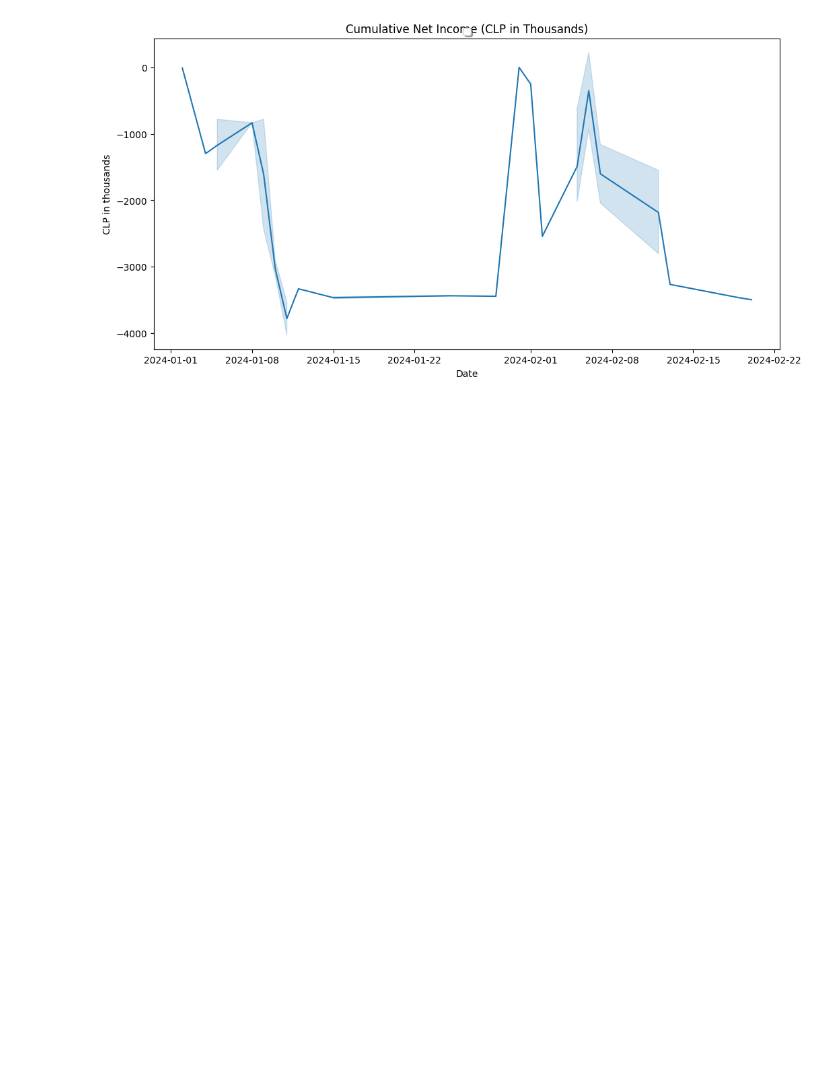
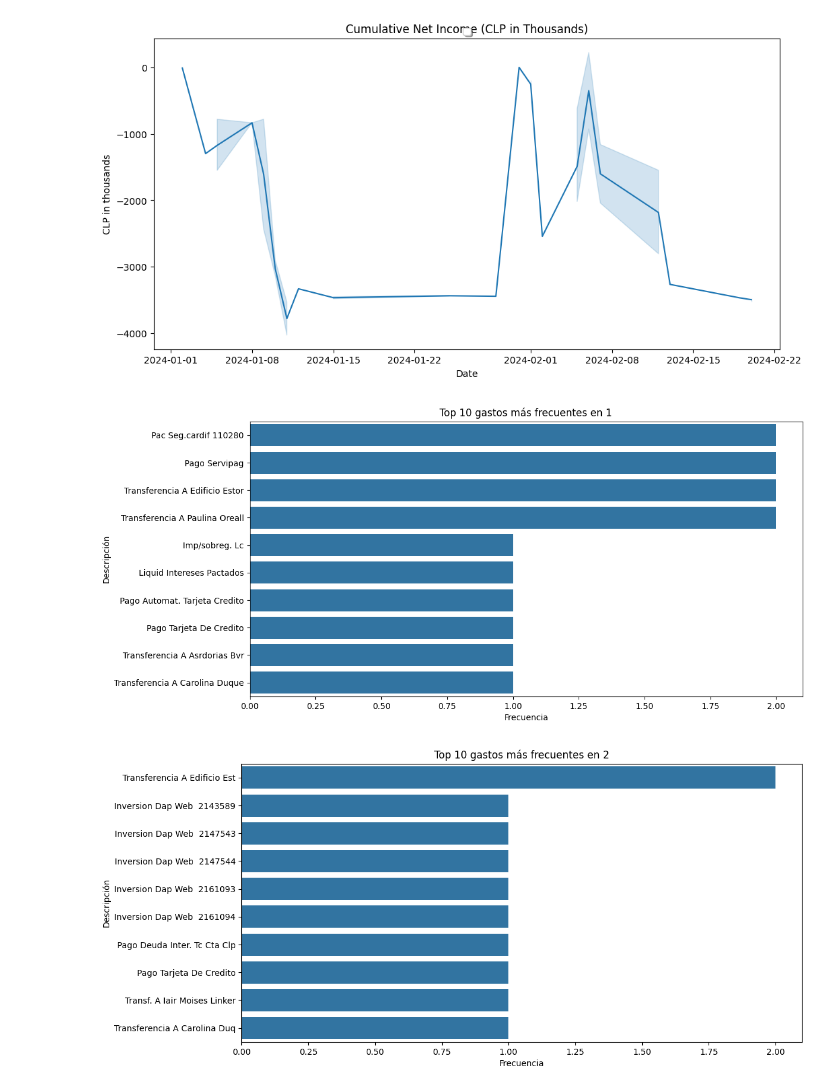
Before and after one commit to iair/financial_health, a Jupyter notebook: financial_health.ipynb, the cells around one changed output. Cells and saved outputs as stored; diff of their text form; code cells hidden in the pictures; blank space fills up the shorter version.

Commit message:
Demo preparada para verano de datos abiertos 2024

```diff
--- a/financial_health.ipynb
+++ b/financial_health.ipynb
@@ -252,3 +252,27 @@ See the caveats in the documentation: https://pandas.pydata.org/pandas-docs/stab
   df_net['net_income_cumulative'] = df_net['net_income'].cumsum()
 WARNING:matplotlib.legend:No artists with labels found to put in legend.  Note that artists whose label start with an underscore are ignored when legend() is called with no argument.
 [figure]
+# %%
+# prompt: agrupa las transacciones de egresos (usando la variable out)  por su descripción única (usando la variable description) y muéstrame las top 10 en frecuencia para cada mes en un gráfico de barras horizonal
+
+import matplotlib.pyplot as plt
+import pandas as pd
+
+# Agrupar las transacciones por mes y descripción
+grouped_df = df[df['out'] > 0].groupby(['month', 'description']).size().reset_index(name='count')
+
+# Obtener las top 10 descripciones más frecuentes para cada mes
+top_10_df = grouped_df.groupby('month').apply(lambda x: x.nlargest(10, 'count'))
+
+# Crear un gráfico de barras horizontales para cada mes
+for month in top_10_df.month.unique():
+    month_df = top_10_df[top_10_df['month'] == month]
+    plt.figure(figsize=(12, 6))
+    sns.barplot(x='count', y='description', data=month_df)
+    plt.title(f'Top 10 gastos más frecuentes en {month_df.month.iloc[0]}')
+    plt.xlabel('Frecuencia')
+    plt.ylabel('Descripción')
+    plt.show()
+# %% [output]
+[figure, added]
+[figure, added]
```
Also changed, not shown: parts of 14 cells of this notebook.
